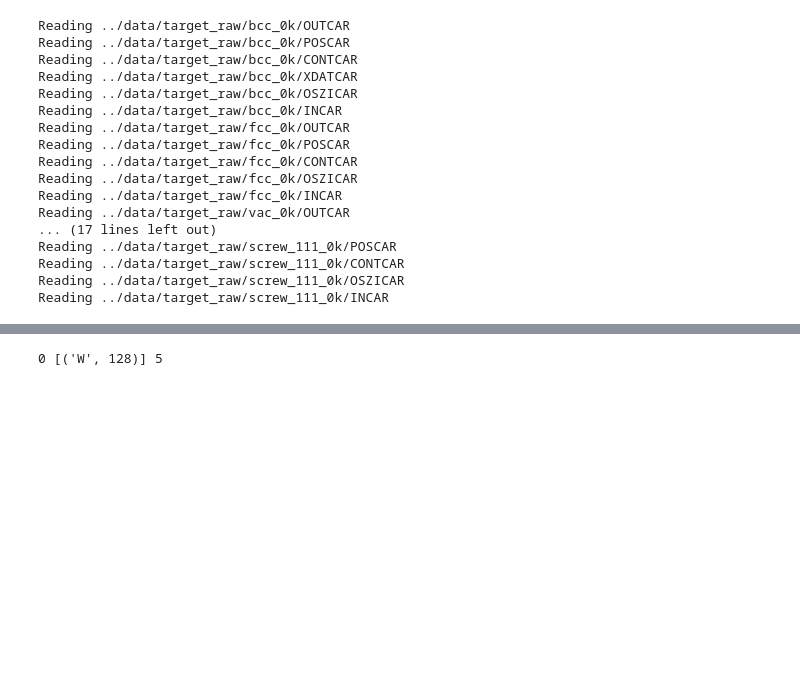
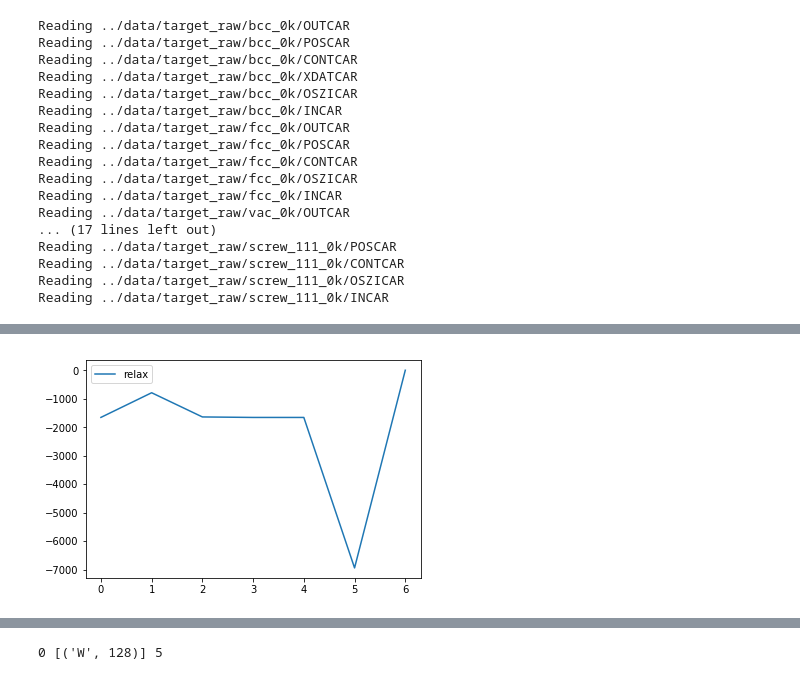
Before and after one commit to vlcekl/eam-models, a Jupyter notebook: notebooks/eam_lib.ipynb, the cells around one changed output, grey strips where cells are left out. Drawn from its saved outputs; the diff is of its cells as text; code cells hidden in the pictures; blank space fills up the shorter version.

```diff
--- a/notebooks/eam_lib.ipynb
+++ b/notebooks/eam_lib.ipynb
@@ -234,0 +186,11 @@ trajectories_0k[0]['atom_name']
+# %%
+for key, trj in trjs.items():
+    #print(i, list(zip(trj['atom_name'], trj['atom_num'])), len(trj['temp']))
+    #if 'screw' not in key and 'relax' not in key:
+    if 'relax' in key:
+        plt.plot(trj['energy'], label=key)
+
+plt.legend()
+plt.show()
+# %% [output]
+[figure, added]
```
Also changed, not shown: parts of 43 cells of this notebook.
